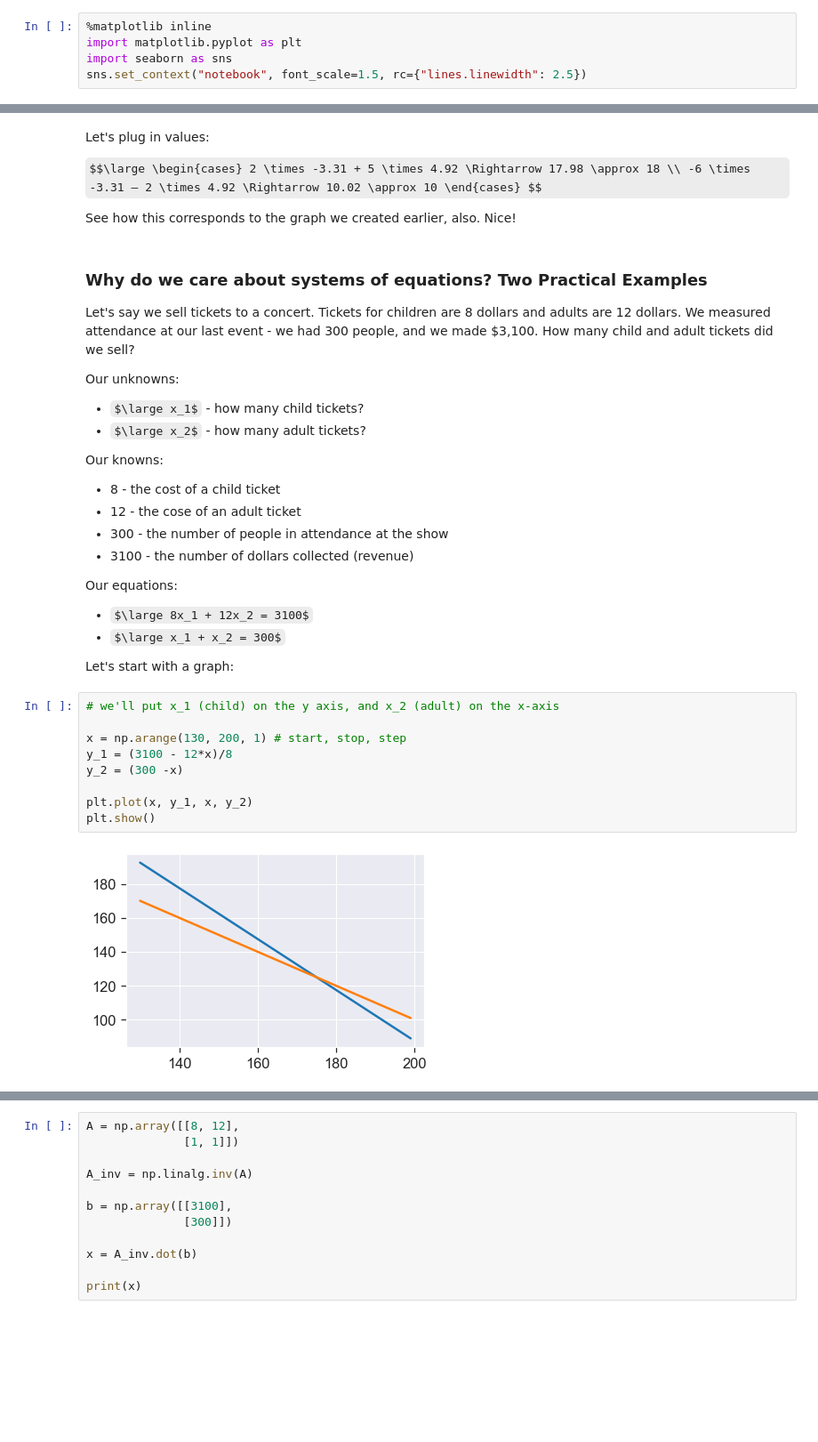
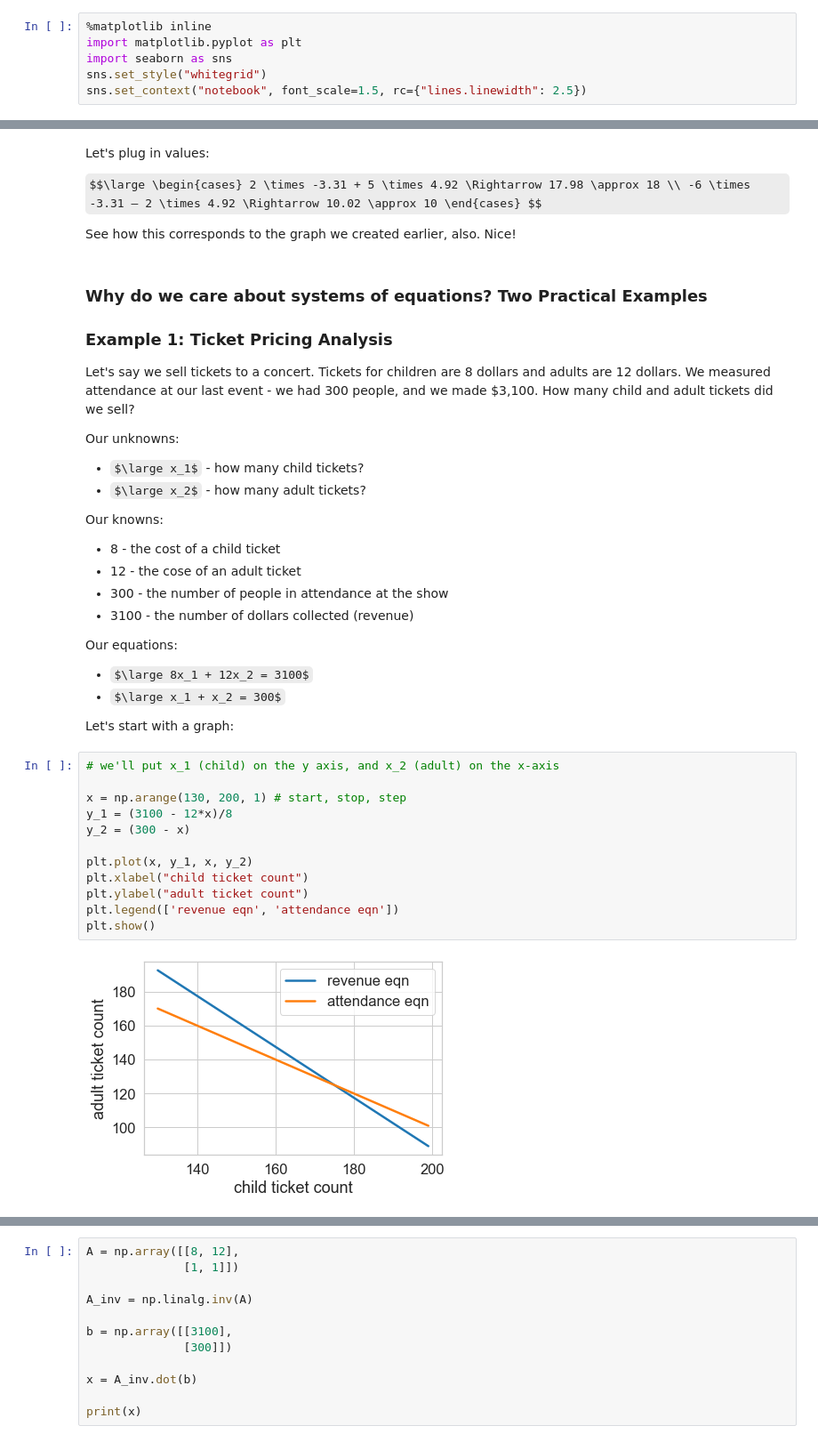
Before and after one commit to wesdoyle/deep-learning-book-notes, a Jupyter notebook: chapter_02_linear_algebra/Notebook 2.1-2.5.ipynb, the cells around one changed output, grey strips where cells are left out. Shown: that part at 89% size. Drawn from its saved outputs; the diff is of its cells as text; some formulas as TeX source; blank space fills up the shorter version.

Commit message:
Add break-even analysis

```diff
--- a/chapter_02_linear_algebra/Notebook 2.1-2.5.ipynb
+++ b/chapter_02_linear_algebra/Notebook 2.1-2.5.ipynb
@@ -591,6 +591,7 @@ $$ \Large y_1 = \frac{18 - 2x}{5}, \Large y_2 = \frac{10 + 6x}{2} $$
 %matplotlib inline
 import matplotlib.pyplot as plt
 import seaborn as sns
+sns.set_style("whitegrid")
 sns.set_context("notebook", font_scale=1.5, rc={"lines.linewidth": 2.5})
 # %%
 x = np.arange(-5, 5, 1) # start, stop, step
@@ -778,6 +779,8 @@ $$\large \begin{cases} 2 \times -3.31 + 5 \times 4.92 \Rightarrow 17.98 \approx
 See how this corresponds to the graph we created earlier, also.  Nice!
 # %% [markdown]
 ### Why do we care about systems of equations? Two Practical Examples
+
+### Example 1: Ticket Pricing Analysis
 
 Let's say we sell tickets to a concert.  Tickets for children are 8 dollars and adults are 12 dollars.  We measured attendance at our last event - we had 300 people, and we made $3,100.  How many child and adult tickets did we sell?
 
@@ -799,12 +802,15 @@ Let's start with a graph:
 # %%
 # we'll put x_1 (child) on the y axis, and x_2 (adult) on the x-axis
 
 x = np.arange(130, 200, 1) # start, stop, step
 y_1 = (3100 - 12*x)/8
-y_2 = (300 -x)
+y_2 = (300 - x)
 
 plt.plot(x, y_1, x, y_2)
+plt.xlabel("child ticket count")
+plt.ylabel("adult ticket count")
+plt.legend(['revenue eqn', 'attendance eqn'])
 plt.show()
 # %% [output]
-[figure, old version]
+[figure, new version]
 # %% [markdown]
```
Also changed, not shown: parts of 15 cells of this notebook.
